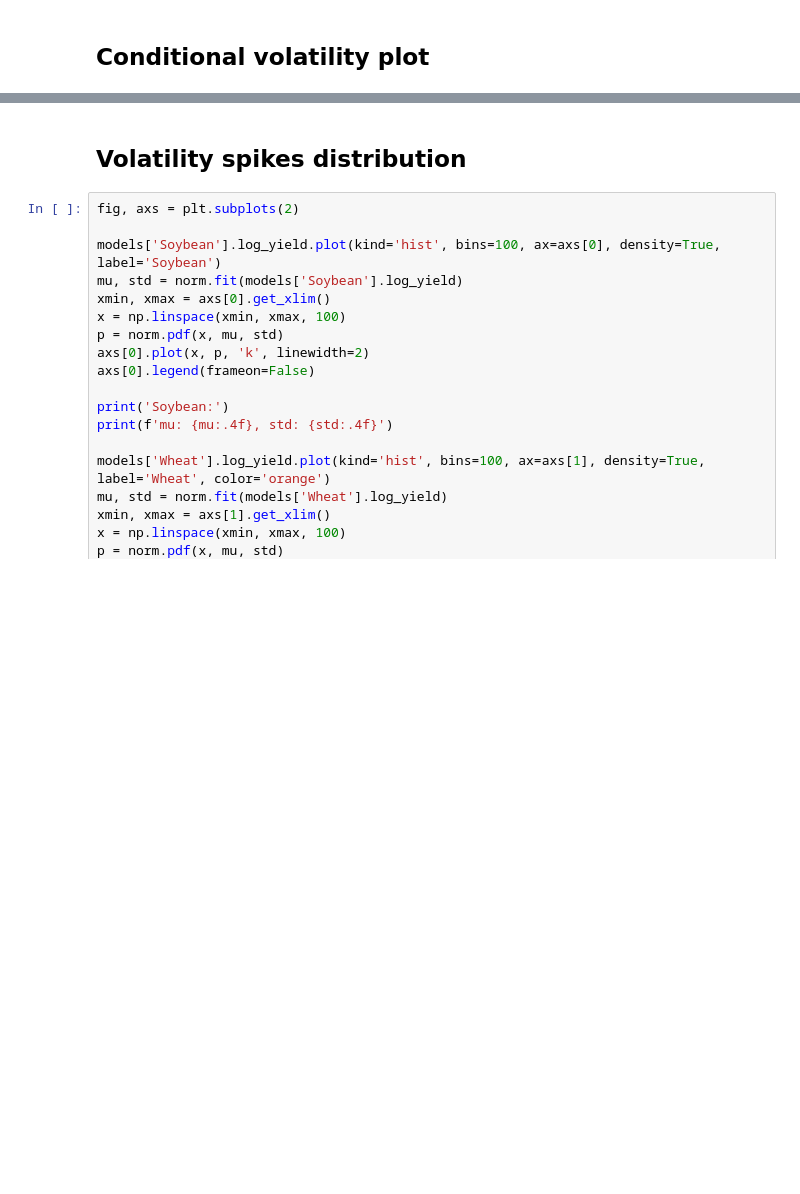
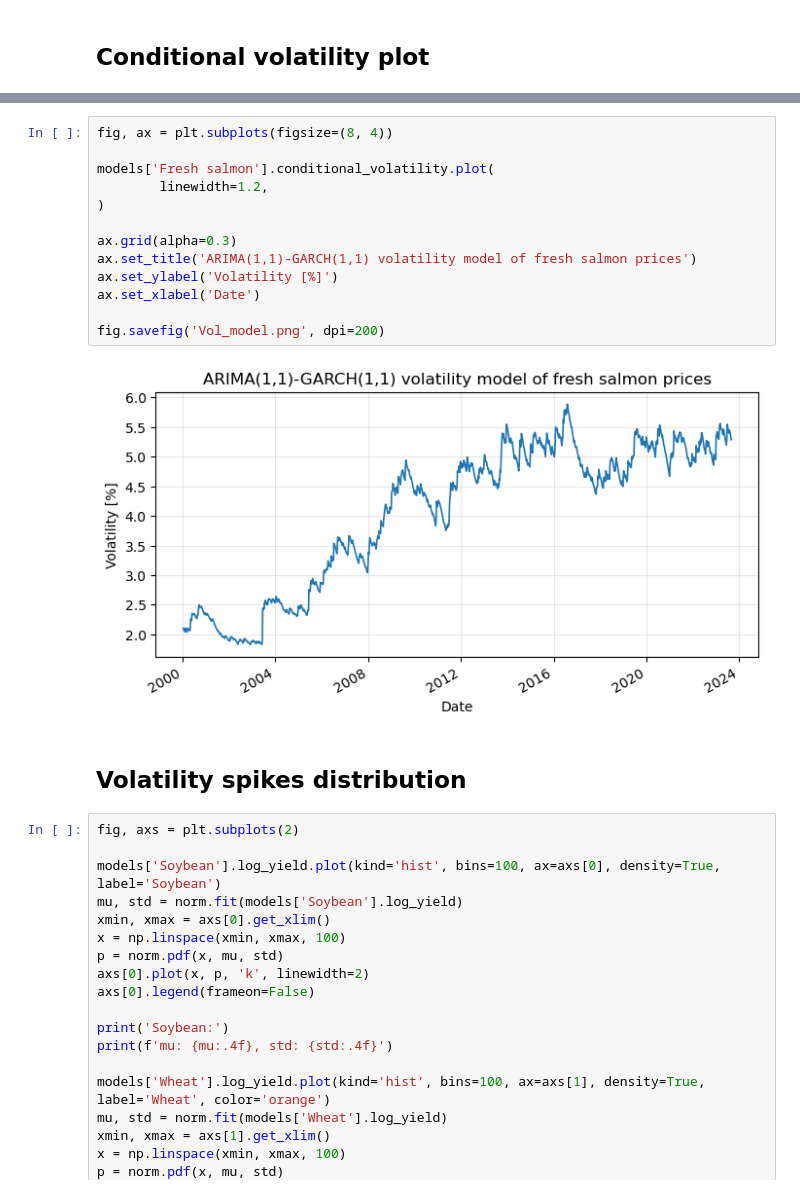
Before and after one commit to jonedamas/data_science_projects, a Jupyter notebook: projects/salmon_price_prediction/volatility_modelling/ARIMA_GARCH.ipynb, the cells around one changed output, grey strips where cells are left out. Saved outputs shown, nothing was run; the diff lists cells and outputs as text; blank space fills up the shorter version.

```diff
--- a/projects/salmon_price_prediction/volatility_modelling/ARIMA_GARCH.ipynb
+++ b/projects/salmon_price_prediction/volatility_modelling/ARIMA_GARCH.ipynb
@@ -78,3 +79,18 @@ fig.tight_layout()
+# %%
+fig, ax = plt.subplots(figsize=(8, 4))
+
+models['Fresh salmon'].conditional_volatility.plot(
+        linewidth=1.2,
+)
+
+ax.grid(alpha=0.3)
+ax.set_title('ARIMA(1,1)-GARCH(1,1) volatility model of fresh salmon prices')
+ax.set_ylabel('Volatility [%]')
+ax.set_xlabel('Date')
+
+fig.savefig('Vol_model.png', dpi=200)
+# %% [output]
+[figure, added]
 # %% [markdown]
 ## Volatility spikes distribution
 # %%
```
Also changed, not shown: parts of 3 cells of this notebook, 17 other files.
